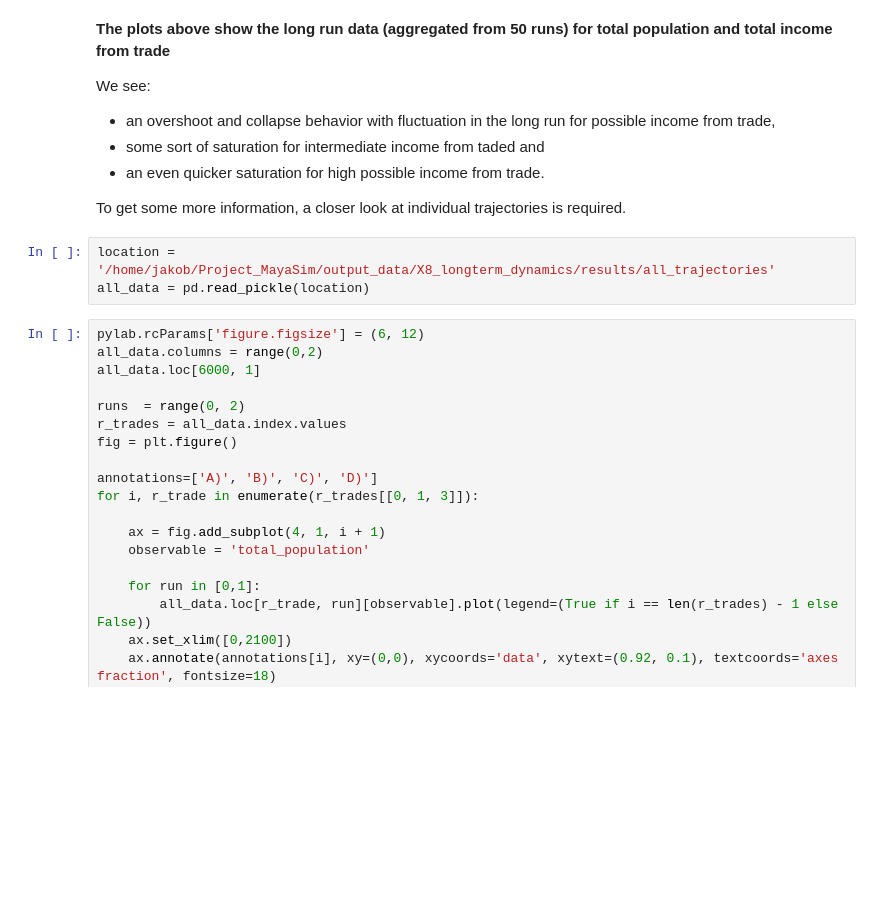
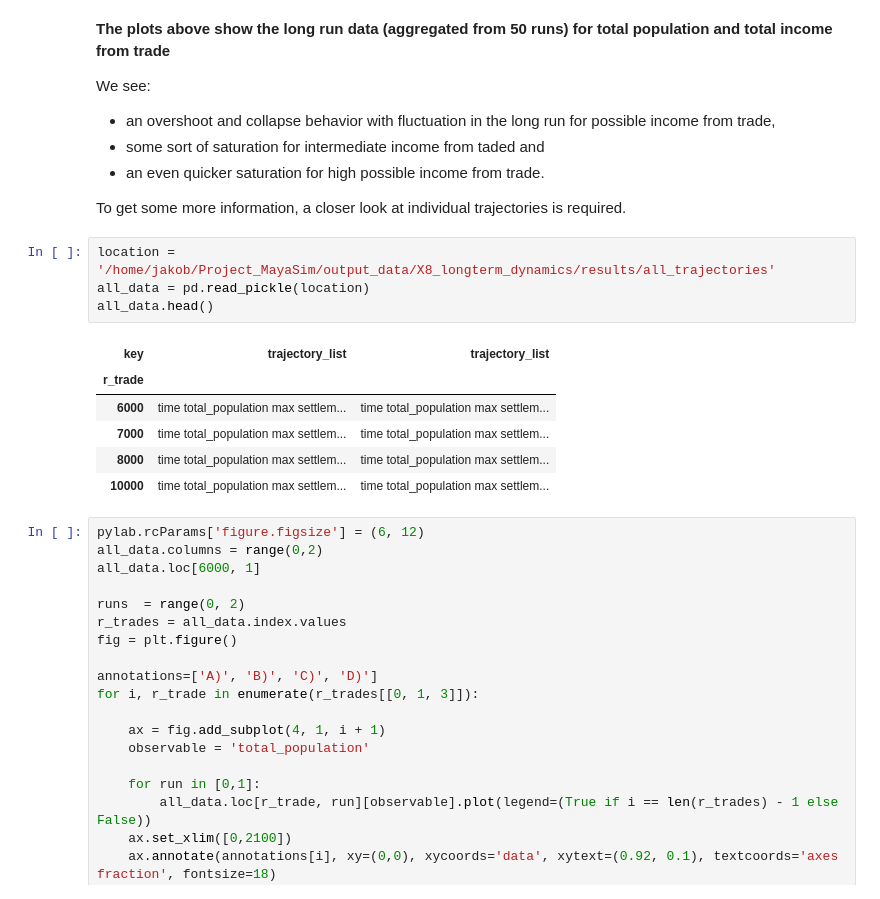
Before and after one commit to jakobkolb/Mayasim, a Jupyter notebook: Evaluation_Notebooks/X8_long_term_dynamics.ipynb, the cells around one changed output. Cells and saved outputs as stored; diff of their text form; blank space fills up the shorter version.

```diff
--- a/Evaluation_Notebooks/X8_long_term_dynamics.ipynb
+++ b/Evaluation_Notebooks/X8_long_term_dynamics.ipynb
@@ -77,6 +94,14 @@ To get some more information, a closer look at individual trajectories is requir
 # %%
 location = '/home/jakob/Project_MayaSim/output_data/X8_longterm_dynamics/results/all_trajectories'
 all_data = pd.read_pickle(location)
+all_data.head()
+# %% [output]
+| key | trajectory_list | trajectory_list |
+| r_trade |  |  |
+| 6000 | time total_population max settlem... | time total_population max settlem... |
+| 7000 | time total_population max settlem... | time total_population max settlem... |
+| 8000 | time total_population max settlem... | time total_population max settlem... |
+| 10000 | time total_population max settlem... | time total_population max settlem... |
 # %%
 pylab.rcParams['figure.figsize'] = (6, 12)
 all_data.columns = range(0,2)
```
Also changed, not shown: parts of 5 cells of this notebook, 7 other files.
